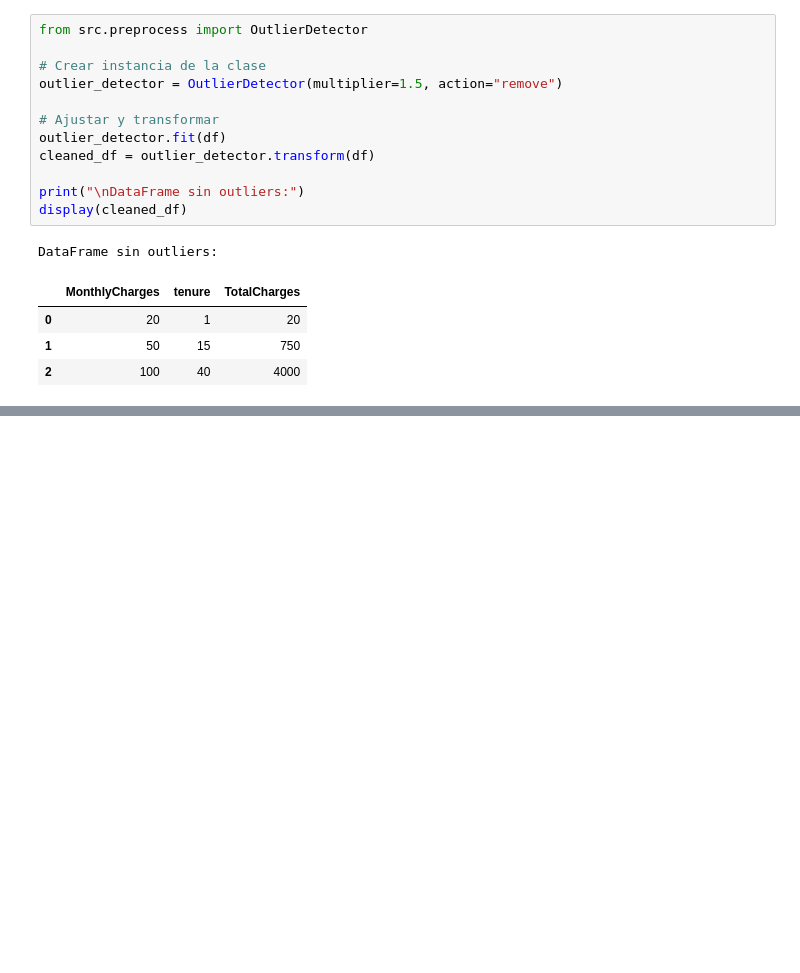
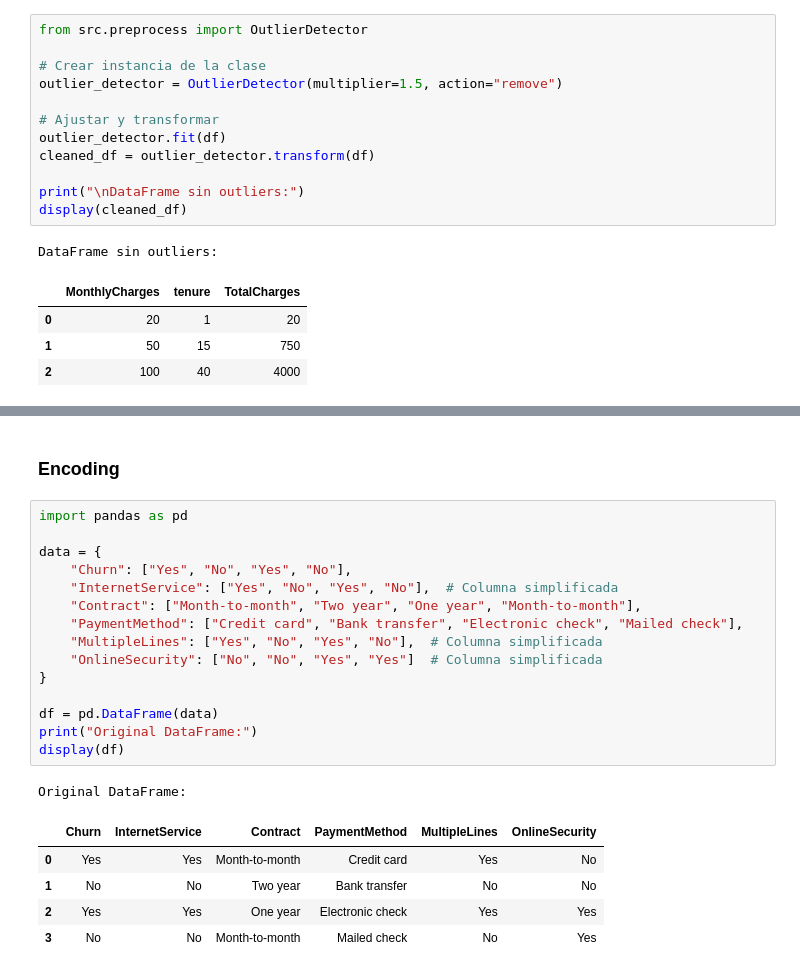
Before and after one commit to DerekSanchez/241117-Telco-Customer-Churn, a Jupyter notebook: notebooks/pipeline_check.ipynb, the cells around one changed output, grey strips where cells are left out. Drawn from its saved outputs; the diff is of its cells as text; blank space fills up the shorter version.

```diff
--- a/notebooks/pipeline_check.ipynb
+++ b/notebooks/pipeline_check.ipynb
@@ -198,0 +248,24 @@ DataFrame sin outliers:
+# %% [markdown]
+### Encoding
+# %%
+import pandas as pd
+
+data = {
+    "Churn": ["Yes", "No", "Yes", "No"],
+    "InternetService": ["Yes", "No", "Yes", "No"],  # Columna simplificada
+    "Contract": ["Month-to-month", "Two year", "One year", "Month-to-month"],
+    "PaymentMethod": ["Credit card", "Bank transfer", "Electronic check", "Mailed check"],
+    "MultipleLines": ["Yes", "No", "Yes", "No"],  # Columna simplificada
+    "OnlineSecurity": ["No", "No", "Yes", "Yes"]  # Columna simplificada
+}
+
+df = pd.DataFrame(data)
+print("Original DataFrame:")
+display(df)
+# %% [output]
+Original DataFrame:
+|  | Churn | InternetService | Contract | PaymentMethod | MultipleLines | OnlineSecurity |
+| 0 | Yes | Yes | Month-to-month | Credit card | Yes | No |
+| 1 | No | No | Two year | Bank transfer | No | No |
+| 2 | Yes | Yes | One year | Electronic check | Yes | Yes |
+| 3 | No | No | Month-to-month | Mailed check | No | Yes |
```
Also changed, not shown: parts of 16 cells of this notebook, 2 other files.
